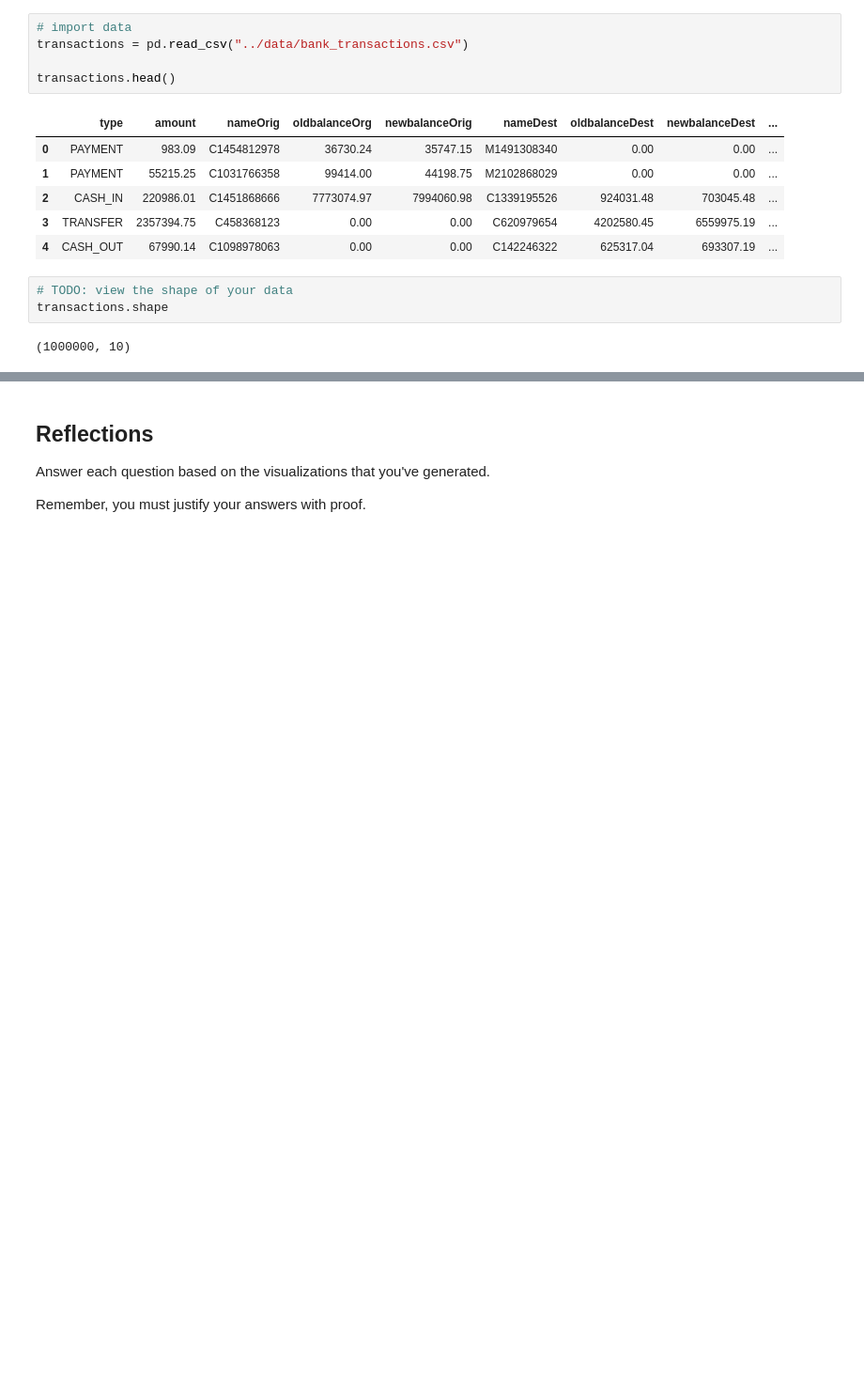
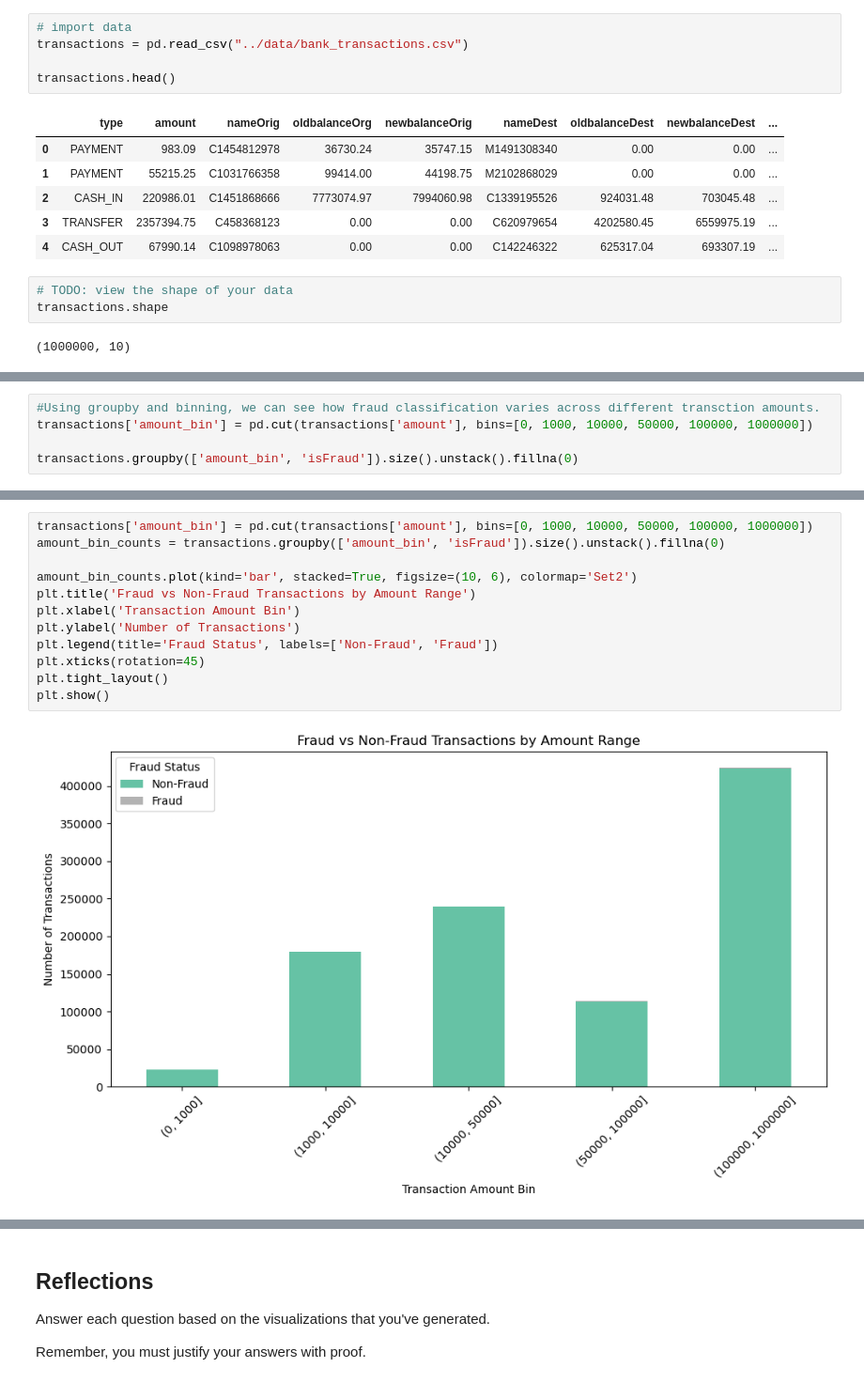
Before and after one commit to Klemaine/Caishen-Fraud-Detection-MLM, a Jupyter notebook: notebooks/eda.ipynb, the cells around one changed output, grey strips where cells are left out. Shown at 94% size. Saved outputs shown, nothing was run; the diff lists cells and outputs as text; blank space fills up the shorter version.

```diff
--- a/notebooks/eda.ipynb
+++ b/notebooks/eda.ipynb
@@ -44,0 +100,5 @@ transactions.describe()
+# %%
+#Using groupby and binning, we can see how fraud classification varies across different transction amounts.
+transactions['amount_bin'] = pd.cut(transactions['amount'], bins=[0, 1000, 10000, 50000, 100000, 1000000])
+
+transactions.groupby(['amount_bin', 'isFraud']).size().unstack().fillna(0)
@@ -44,0 +113,14 @@ transactions.describe()
+# %%
+transactions['amount_bin'] = pd.cut(transactions['amount'], bins=[0, 1000, 10000, 50000, 100000, 1000000])
+amount_bin_counts = transactions.groupby(['amount_bin', 'isFraud']).size().unstack().fillna(0)
+
+amount_bin_counts.plot(kind='bar', stacked=True, figsize=(10, 6), colormap='Set2')
+plt.title('Fraud vs Non-Fraud Transactions by Amount Range')
+plt.xlabel('Transaction Amount Bin')
+plt.ylabel('Number of Transactions')
+plt.legend(title='Fraud Status', labels=['Non-Fraud', 'Fraud'])
+plt.xticks(rotation=45)
+plt.tight_layout()
+plt.show()
+# %% [output]
+[figure, added]
```
Also changed, not shown: parts of 18 cells of this notebook, 1 other file.
